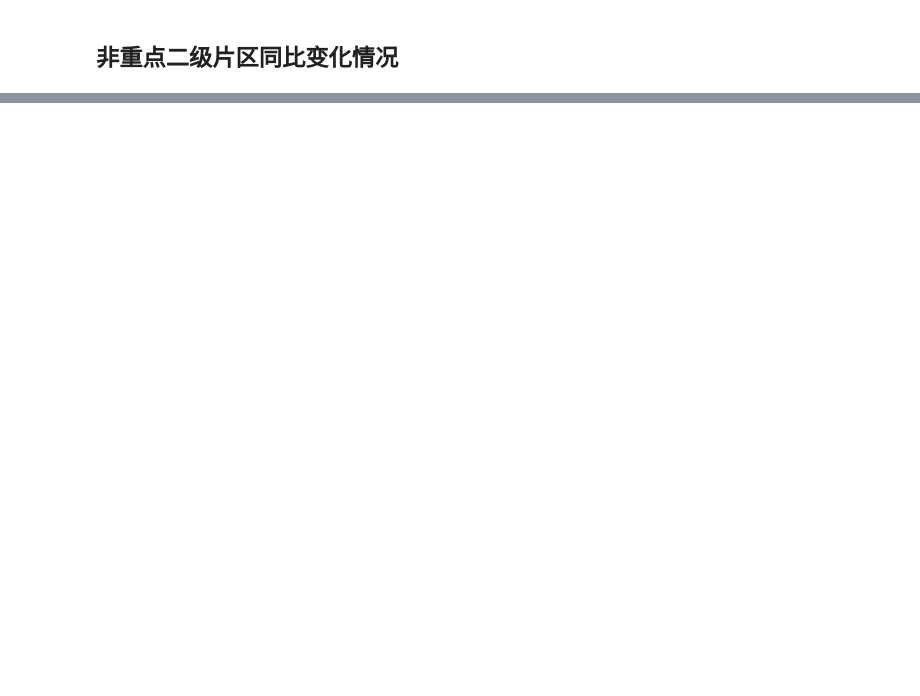
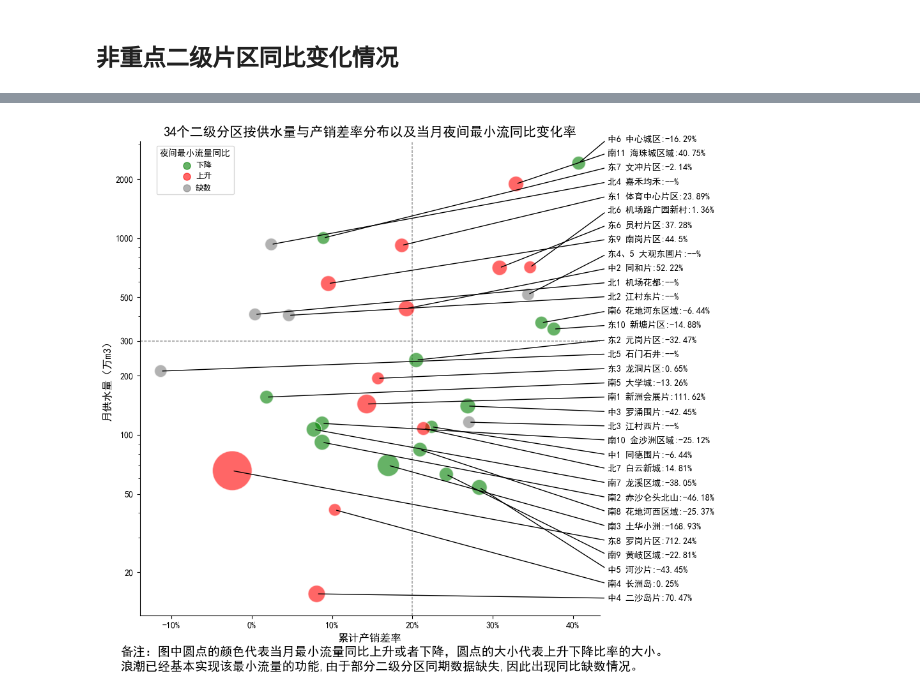
Before and after one commit to jayaston/mypyworks, a Jupyter notebook: jupyter文件/月度产销差漏损率分析报告图表.ipynb, the cells around one changed output, grey strips where cells are left out. Drawn from its saved outputs; the diff is of its cells as text; code cells hidden in the pictures; blank space fills up the shorter version.

```diff
--- a/jupyter文件/月度产销差漏损率分析报告图表.ipynb
+++ b/jupyter文件/月度产销差漏损率分析报告图表.ipynb
@@ -775,3 +831,46 @@ g.savefig(r'c:\Users\XieJie\Desktop\34个二级分区分布.svg')
+# %%
+#更换月份
+#------------------------------------
+from matplotlib import ticker
+f, ax = plt.subplots(figsize=(10,9),dpi=100)
+sns.scatterplot(
+    data=zone4,
+    hue = '最小流颜色',palette=[ "g",'r',"grey"], hue_order = ["下降", "上升","缺数"],x="综合产销差", y="当月供水量",
+    size="最小流绝对值", sizes=(200, 2000),alpha=.6,legend=False,ax=ax
+    )
+f.subplots_adjust(left=0.08, bottom=0.125, right=0.8, top=0.95)
+#ax.set_position=(0.08, 0.125, 0.8, 0.95)
+ax.set_title("34个二级分区按供水量与产销差率分布以及当月夜间最小流同比变化率",fontsize=15)
+ax.set(yscale="log")
+ax.xaxis.set_major_formatter(ticker.PercentFormatter(xmax=1,decimals=0))
+ax.set_yticks([20,50,100,200, 300, 500,1000,2000])
+ax.yaxis.set_major_formatter(ticker.ScalarFormatter())
+ax.axhline(y=300, color=".7", dashes=(2, 1), zorder=0)
+ax.axvline(x=0.20, color=".7", dashes=(2, 1), zorder=0)
+ax.set_xlabel("累计产销差率",fontsize=12)
+ax.set_ylabel("月供水量（万m3）",fontsize=12)
+
+#g.ax.legend(loc='upper center',ncol=4)
+#g.ax.xaxis.grid(True, "minor", linewidth=.25)
+#g.ax.yaxis.grid(True, "minor", linewidth=.25)
+sns.despine()
+for i in range(len(zone4)):
+    ax.annotate(text[i], xy=xy[i], xytext=(ax.get_xlim()[1]+0.01,
+             np.power(10,np.log10(ax.get_ylim()[1])-(np.log10(ax.get_ylim()[1])-np.log10(ax.get_ylim()[0]))/len(zone4)*i)
+                                            ),
+            xycoords='data',
+            arrowprops=dict( arrowstyle = "-",relpos=(0,0.5))
+            )
+
+f.text(0.05, 0.05,"备注：图中圆点的颜色代表当月最小流量同比上升或者下降，圆点的大小代表上升下降比率的大小。\n浪潮已经基本实现该最小流量的功能,由于部分二级分区同期数据缺失,因此出现同比缺数情况。",fontsize=14,ha='left', va='center')
+for col,explain in zip(["g",'r',"grey"],["下降", "上升","缺数"]):
+    ax.scatter([], [], c=col, alpha=0.6,s=100,
+                label=explain)
+f.legend( title="夜间最小流量同比",loc="upper left", bbox_to_anchor=(0.1,0.95),labelspacing=0.5,columnspacing=0.2,handletextpad=0.1,markerscale=0.8,prop = {'size':9})
+
+plt.savefig(r'c:\Users\XieJie\Desktop\二级分区6月夜间最小流同比变化率.svg')
+# %% [output]
+[figure, added]
 # %%
 #分公司分布图
 zone3 = pd.read_excel(r'd:\专题工作（重要）\产销差工作\产销差数据与资料积累\产销差分析周月报图表.xlsx',sheet_name=6)
```
Also changed, not shown: parts of 12 cells of this notebook, 11 other files.
